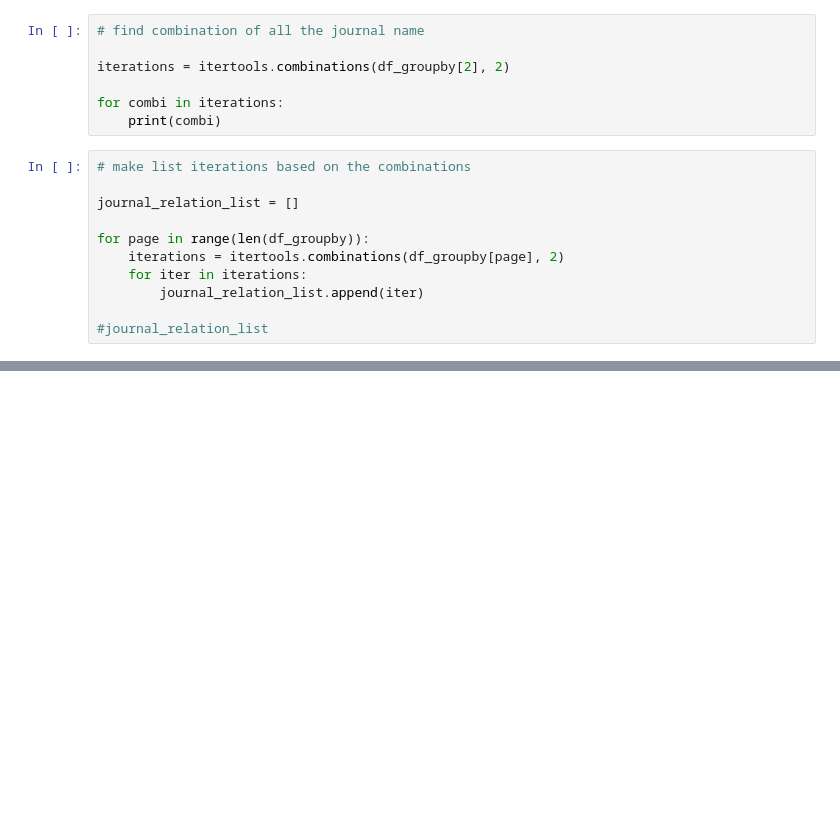
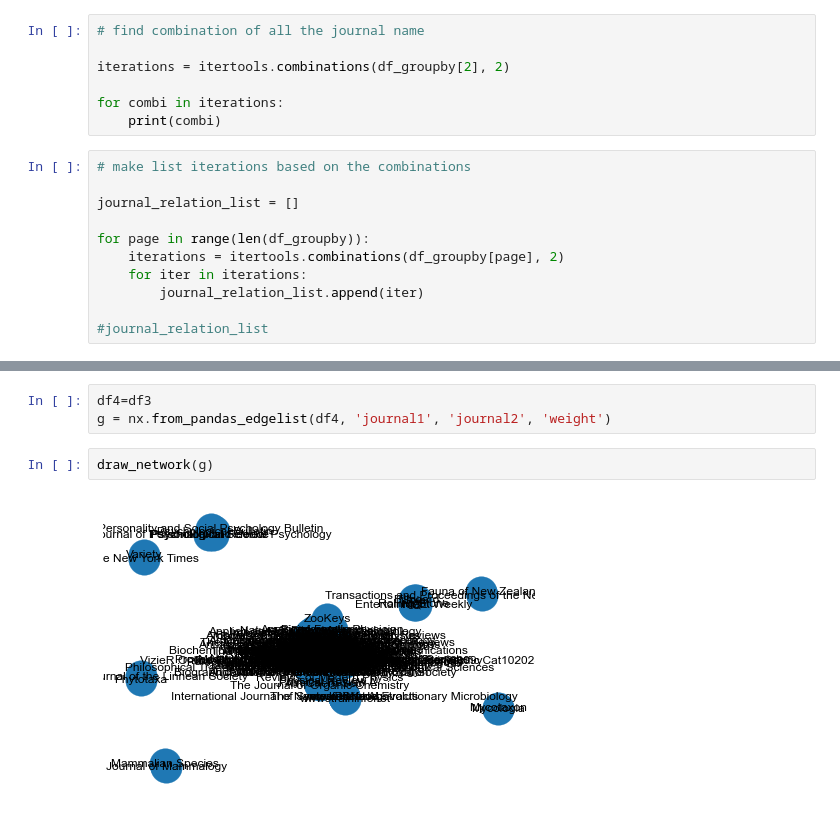
Before and after one commit to stepkurniawan/network-analysis-wikipedia-journals, a Jupyter notebook: codes/2_Data_preparation.ipynb, the cells around one changed output, grey strips where cells are left out. Saved outputs shown, nothing was run; the diff lists cells and outputs as text; blank space fills up the shorter version.

```diff
--- a/codes/2_Data_preparation.ipynb
+++ b/codes/2_Data_preparation.ipynb
@@ -94,0 +284,7 @@ df3.hist(column='Weight')
+# %%
+df4=df3
+g = nx.from_pandas_edgelist(df4, 'journal1', 'journal2', 'weight')
+# %%
+draw_network(g)
+# %% [output]
+[figure, added]
```
Also changed, not shown: parts of 29 cells of this notebook, 1 other file.
